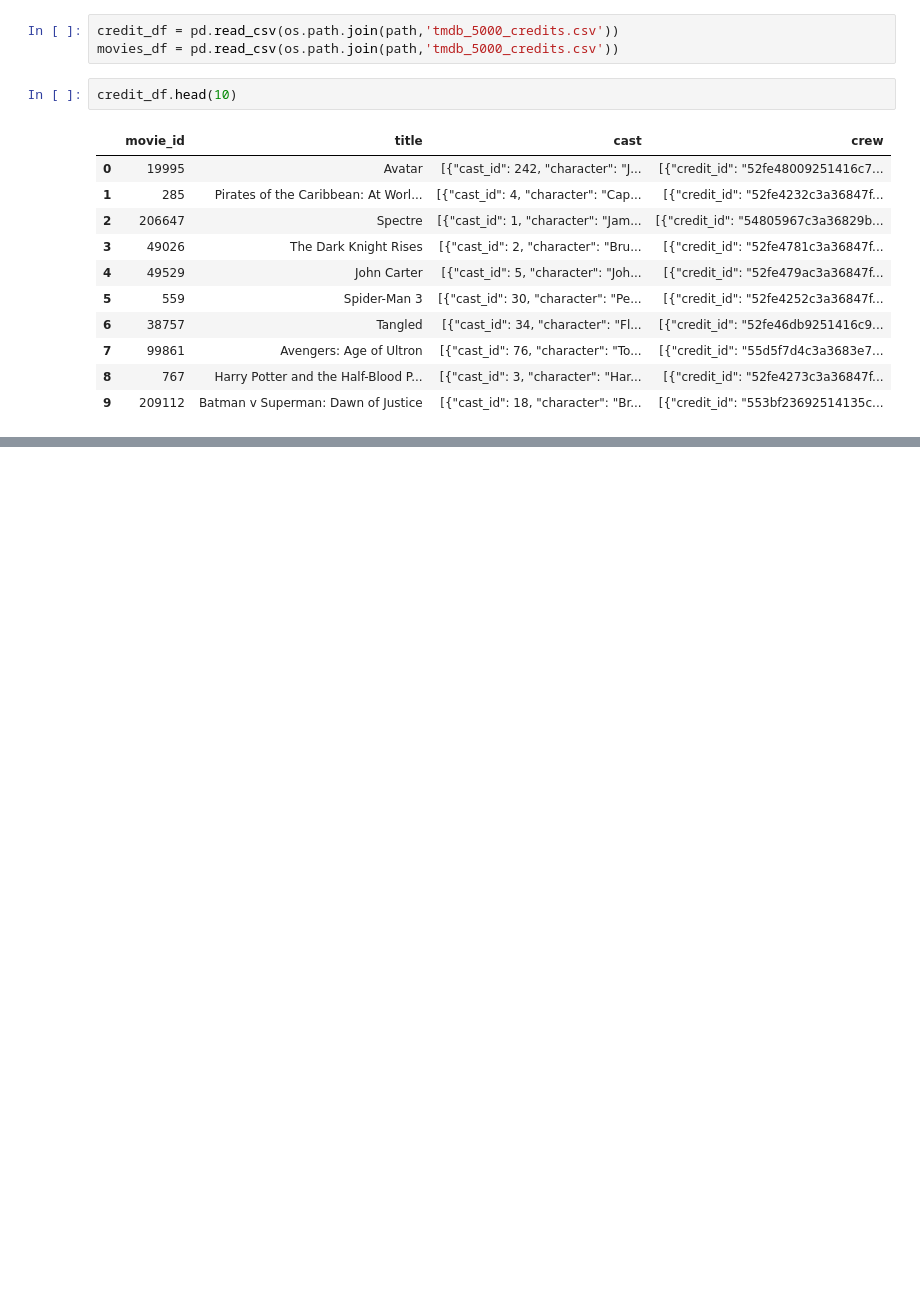
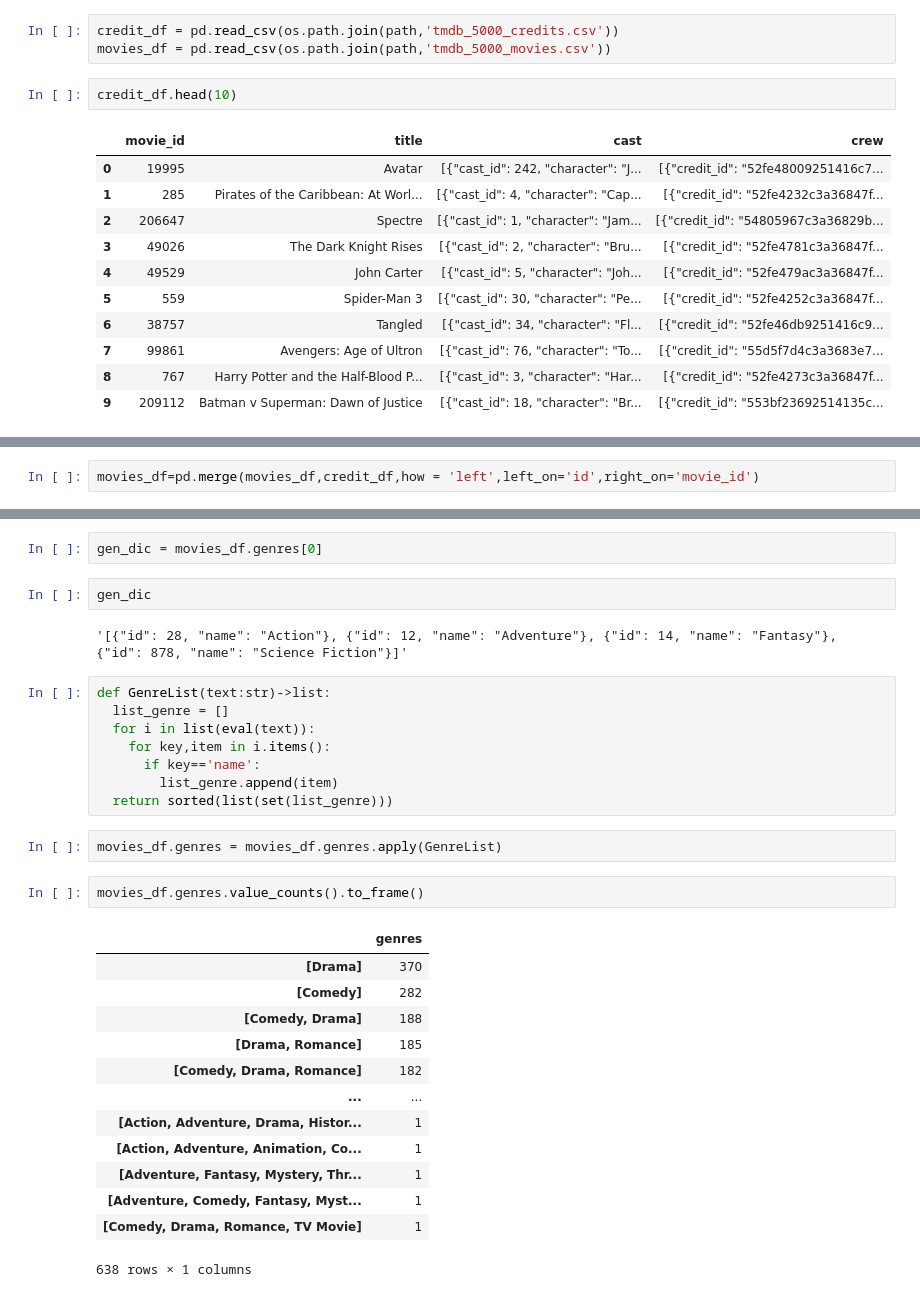
Before and after one commit to abhinav270/GreatLearning-Projects, a Jupyter notebook: Movie_Recommendation_system.ipynb, the cells around one changed output, grey strips where cells are left out. Drawn from its saved outputs; the diff is of its cells as text; blank space fills up the shorter version.

```diff
--- a/Movie_Recommendation_system.ipynb
+++ b/Movie_Recommendation_system.ipynb
@@ -30,7 +30,7 @@ os.listdir(path)
 ['tmdb_5000_credits.csv', 'tmdb_5000_movies.csv']
 # %%
 credit_df = pd.read_csv(os.path.join(path,'tmdb_5000_credits.csv'))
-movies_df = pd.read_csv(os.path.join(path,'tmdb_5000_credits.csv'))
+movies_df = pd.read_csv(os.path.join(path,'tmdb_5000_movies.csv'))
 # %%
 credit_df.head(10)
 # %% [output]
@@ -61,0 +62,2 @@ movies_df.head(10)
+# %%
+movies_df=pd.merge(movies_df,credit_df,how = 'left',left_on='id',right_on='movie_id')
@@ -61,0 +80,32 @@ movies_df.head(10)
+# %%
+gen_dic = movies_df.genres[0]
+# %%
+gen_dic
+# %% [output]
+'[{"id": 28, "name": "Action"}, {"id": 12, "name": "Adventure"}, {"id": 14, "name": "Fantasy"}, {"id": 878, "name": "Science Fiction"}]'
+# %%
+def GenreList(text:str)->list:
+  list_genre = []
+  for i in list(eval(text)):
+    for key,item in i.items():
+      if key=='name':
+        list_genre.append(item)
+  return sorted(list(set(list_genre)))
+# %%
+movies_df.genres = movies_df.genres.apply(GenreList)
+# %%
+movies_df.genres.value_counts().to_frame()
+# %% [output]
+|  | genres |
+| [Drama] | 370 |
+| [Comedy] | 282 |
+| [Comedy, Drama] | 188 |
+| [Drama, Romance] | 185 |
+| [Comedy, Drama, Romance] | 182 |
+| ... | ... |
+| [Action, Adventure, Drama, Histor... | 1 |
+| [Action, Adventure, Animation, Co... | 1 |
+| [Adventure, Fantasy, Mystery, Thr... | 1 |
+| [Adventure, Comedy, Fantasy, Myst... | 1 |
+| [Comedy, Drama, Romance, TV Movie] | 1 |
+638 rows × 1 columns
```
Also changed, not shown: parts of 2 cells of this notebook.
